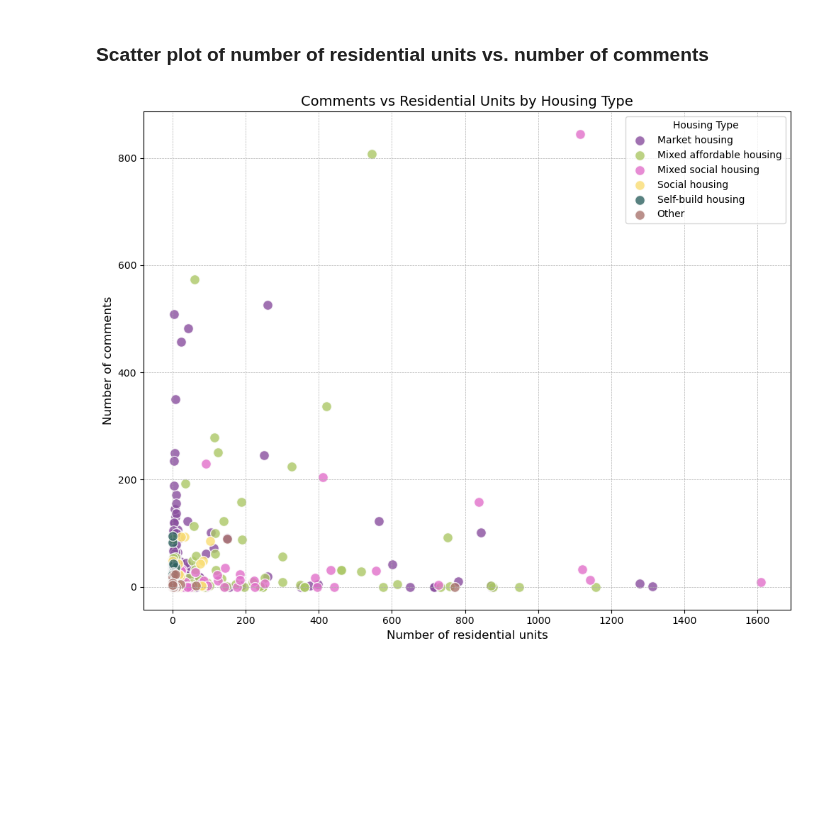
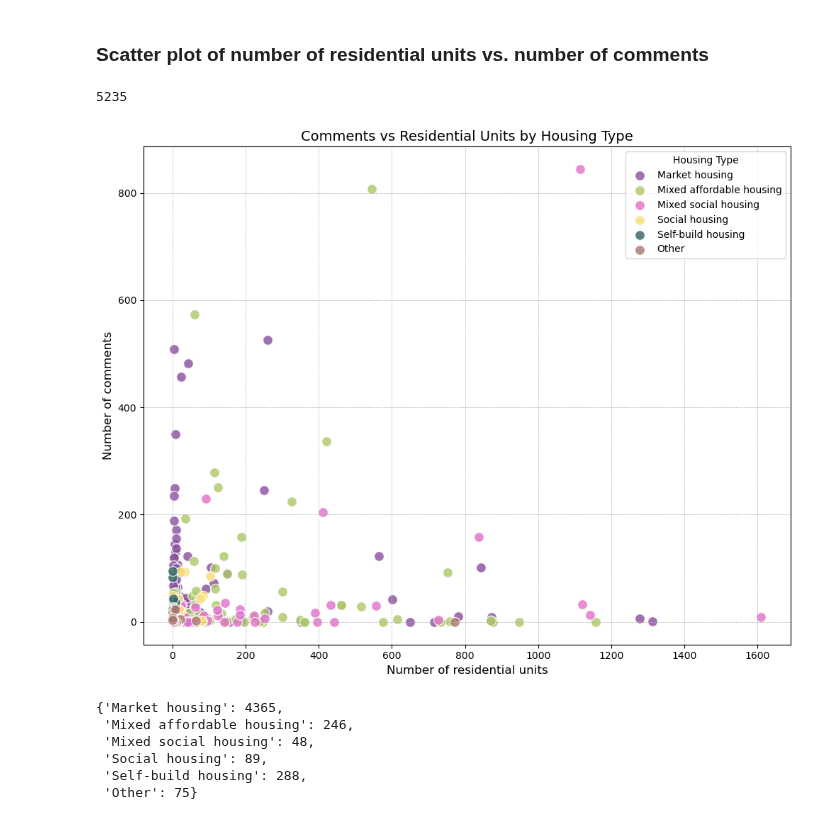
Before and after one commit to Bea-Taylor/nimby_nlp, a Jupyter notebook: notebooks/1_0_1_summary_analysis.ipynb, the cells around one changed output. Cells and saved outputs as stored; diff of their text form; code cells hidden in the pictures; blank space fills up the shorter version.

```diff
--- a/notebooks/1_0_1_summary_analysis.ipynb
+++ b/notebooks/1_0_1_summary_analysis.ipynb
@@ -662,6 +662,10 @@ housing_type_colors = {
     'Self-build housing': casa_blue,
     'Other': brown
 }
+# %%
+len(application_df)
+# %% [output]
+5235
 # %%
 housing_order = [
     'Market housing',
@@ -675,32 +679,45 @@ housing_order = [
 plt.figure(figsize=(10,8))
 
 # Loop through housing_order instead of unique()
+# count the number of points plotted for each housing type to use as label in the legend
+housing_type_counts = {}
 for housing_type in housing_order:
     subset = application_df[application_df['housing_type'] == housing_type]
     if subset.empty:
         continue  # skip missing categories
+
+    housing_type_counts[housing_type] = len(subset)
     plt.scatter(
         subset['total_no_proposed_residential_units'],
         subset['comment_count'],
         color=housing_type_colors.get(housing_type, 'grey'),
         label=housing_type,
         alpha=0.8,
         edgecolors='w',
         s=100
     )
 
 plt.xlabel('Number of residential units', fontsize=12)
 plt.ylabel('Number of comments', fontsize=12)
 plt.title('Comments vs Residential Units by Housing Type', fontsize=14)
 
 # Force legend order to match housing_order
 handles, labels = plt.gca().get_legend_handles_labels()
 ordered = [(h, l) for l, h in sorted(zip(labels, handles), key=lambda x: housing_order.index(x[0]) if x[0] in housing_order else len(housing_order))]
 plt.legend([h for h, _ in ordered], [l for _, l in ordered], title='Housing Type')
 
 plt.grid(True, which="both", ls="--", linewidth=0.5)
 plt.tight_layout()
 plt.savefig("../results/figures/scatter_comments_vs_residential_units.png", dpi=500)
 plt.show()
 # %% [output]
-[figure, old version]
+[figure, new version]
+# %%
+housing_type_counts
+# %% [output]
+{'Market housing': 4365,
+ 'Mixed affordable housing': 246,
+ 'Mixed social housing': 48,
+ 'Social housing': 89,
+ 'Self-build housing': 288,
+ 'Other': 75}
```
Also changed, not shown: parts of 5 cells of this notebook, 1 other file.
